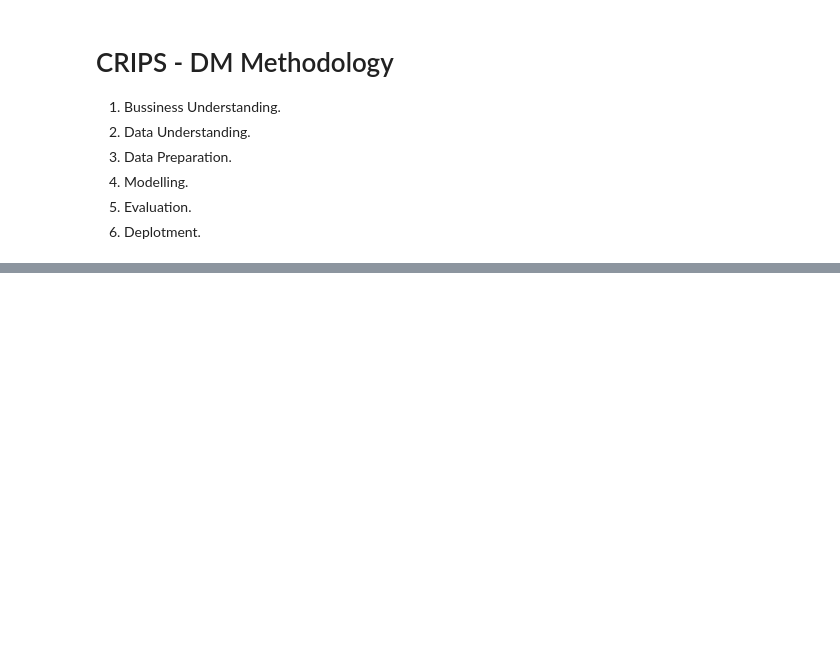
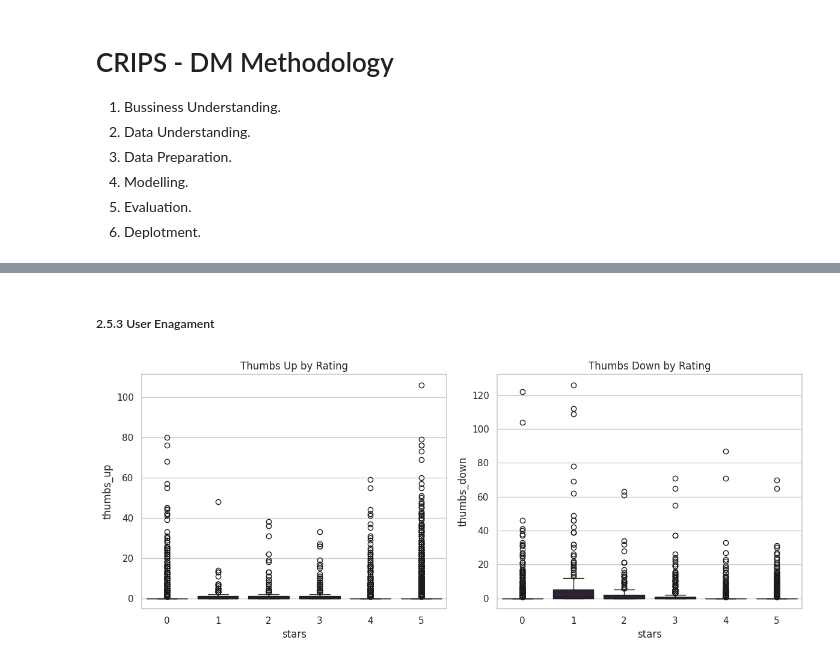
Before and after one commit to Geovannyy/Geovannyy-ML-DM-with-Python-and-Azure-ML-Studio, a Jupyter notebook: notebooks/Task_3_Sentiment_Analysis.ipynb, the cells around one changed output, grey strips where cells are left out. Drawn from its saved outputs; the diff is of its cells as text; code cells hidden in the pictures; blank space fills up the shorter version.

```diff
--- a/notebooks/Task_3_Sentiment_Analysis.ipynb
+++ b/notebooks/Task_3_Sentiment_Analysis.ipynb
@@ -660,0 +212,20 @@ analyze_edge_cases(sentiment_results)
+# %% [markdown]
+##### 2.5.3 User Enagament
+# %%
+# Create engagement visualization
+plt.figure(figsize=(12, 5))
+
+# Thumbs up/down by rating
+plt.subplot(121)
+sns.boxplot(data=df, x='stars', y='thumbs_up')
+plt.title('Thumbs Up by Rating')
+
+plt.subplot(122)
+sns.boxplot(data=df, x='stars', y='thumbs_down')
+plt.title('Thumbs Down by Rating')
+
+plt.tight_layout()
+plt.savefig(f'{FIGURE_PATH}/engagement_by_rating.png')
+plt.show()
+# %% [output]
+[figure, added]
```
Also changed, not shown: parts of 56 cells of this notebook, 28 other files.
